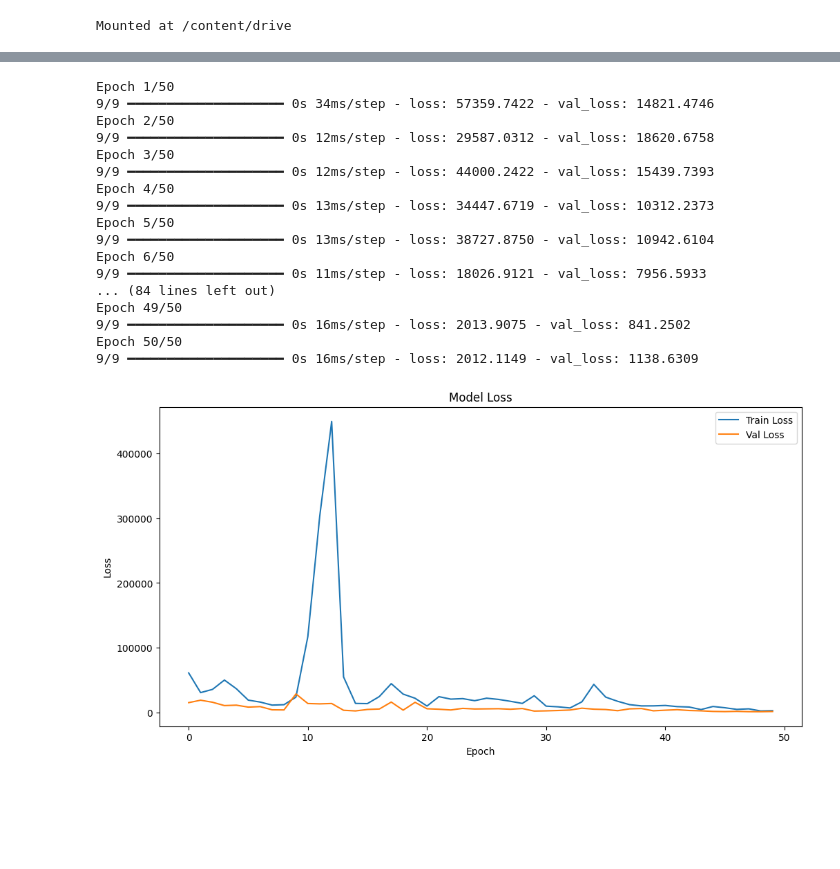
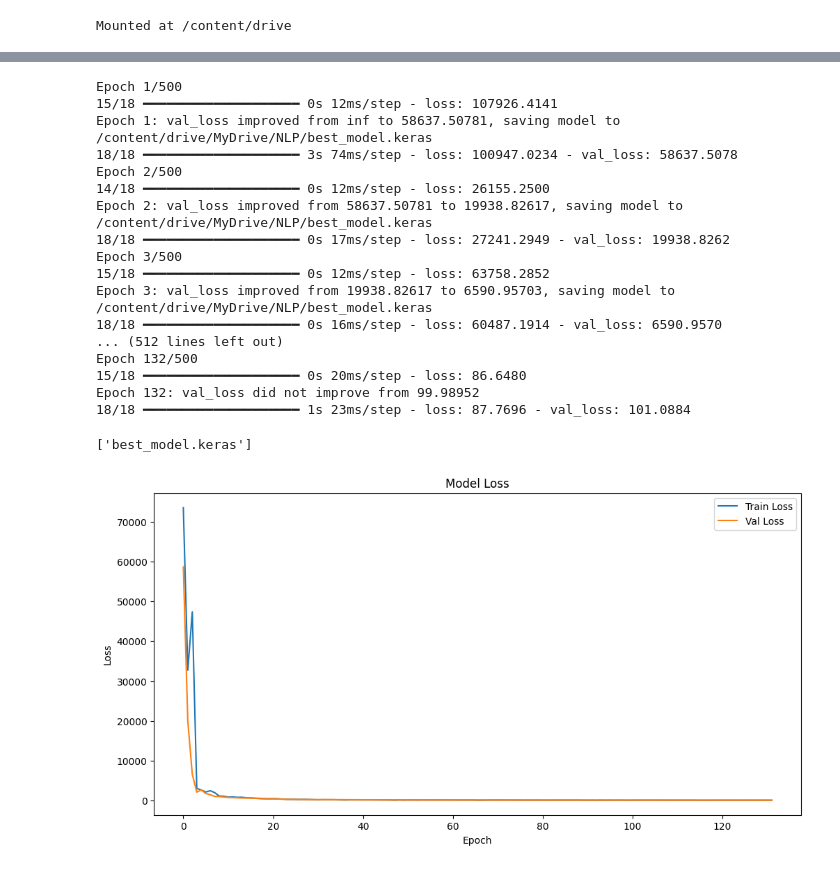
Before and after one commit to momenashra/Algorithms, a Jupyter notebook: Time_series_analysis_using_LSTM.ipynb, the cells around one changed output, grey strips where cells are left out. Cells and saved outputs as stored; diff of their text form; code cells hidden in the pictures; blank space fills up the shorter version.

Commit message:
early stoping and some adds

```diff
--- a/Time_series_analysis_using_LSTM.ipynb
+++ b/Time_series_analysis_using_LSTM.ipynb
@@ -279,11 +498,8 @@ y = y.astype('float32')
 # %%
 from sklearn.model_selection import train_test_split
 # Assuming X and y are your input and output arrays respectively
-test_size = 0.2  # 20% of the data for testing
-X_test= X[-10:]
-y_test= y[-10:]
+test_size = 0.1  # 20% of the data for testing/'/'
 X_train, X_val, y_train, y_val = train_test_split(X, y, test_size=test_size, random_state=42)
-
 # Check the shapes
 print(f"X_train shape: {X_train.shape}, y_train shape: {y_train.shape}")
 print(f"X_test shape: {X_test.shape}, y_test shape: {y_test.shape}")
@@ -299,8 +515,8 @@ y shape: (334, 10, 9)
 # %%
-from tensorflow.keras.layers import LSTM, Dense, Dropout
+from pickle import TRUE
 model = Sequential()
-model.add(LSTM(50, activation='relu', input_shape=(n_steps, n_features)))
-model.add(Dropout(0.7))
+model.add(LSTM(20, activation='relu' ,input_shape=(n_steps, n_features)))
+model.add(Dropout(0.2))
 model.add(Dense(n_output_features * forecast_horizon))  # Output layer adjusted for multi-feature output
 model.compile(optimizer='adam', loss='mse')
 model.summary()
@@ -325,53 +539,58 @@ plot_model(model, show_shapes=True)
+# %%
+from tensorflow.keras.callbacks import EarlyStopping, ModelCheckpoint
+
+early_stopping = EarlyStopping(monitor='val_loss', patience=10, restore_best_weights=True)
+model_checkpoint = ModelCheckpoint(
+    filepath='/content/drive/MyDrive/NLP/best_model.keras',
+    monitor='val_loss',
+    save_best_only=True,
+    verbose=1
+)
 # %%
 
 # Train the model
-# Train the model with validation data
 history = model.fit(X_train, y_train.reshape(y_train.shape[0], -1),
-                    epochs=50,
+                    epochs=500,
                     verbose=1,
+                    callbacks=[early_stopping, model_checkpoint],  # Add model_checkpoint here
                     validation_data=(X_val, y_val.reshape(y_val.shape[0], -1)))
 # %% [output]
-Epoch 1/50
-9/9 ━━━━━━━━━━━━━━━━━━━━ 0s 34ms/step - loss: 57359.7422 - val_loss: 14821.4746
-Epoch 2/50
-9/9 ━━━━━━━━━━━━━━━━━━━━ 0s 12ms/step - loss: 29587.0312 - val_loss: 18620.6758
-Epoch 3/50
-9/9 ━━━━━━━━━━━━━━━━━━━━ 0s 12ms/step - loss: 44000.2422 - val_loss: 15439.7393
-Epoch 4/50
-9/9 ━━━━━━━━━━━━━━━━━━━━ 0s 13ms/step - loss: 34447.6719 - val_loss: 10312.2373
-Epoch 5/50
-9/9 ━━━━━━━━━━━━━━━━━━━━ 0s 13ms/step - loss: 38727.8750 - val_loss: 10942.6104
-Epoch 6/50
-9/9 ━━━━━━━━━━━━━━━━━━━━ 0s 11ms/step - loss: 18026.9121 - val_loss: 7956.5933
-... (84 lines left out)
-Epoch 49/50
-9/9 ━━━━━━━━━━━━━━━━━━━━ 0s 16ms/step - loss: 2013.9075 - val_loss: 841.2502
-Epoch 50/50
-9/9 ━━━━━━━━━━━━━━━━━━━━ 0s 16ms/step - loss: 2012.1149 - val_loss: 1138.6309
+Epoch 1/500
+15/18 ━━━━━━━━━━━━━━━━━━━━ 0s 12ms/step - loss: 107926.4141
+Epoch 1: val_loss improved from inf to 58637.50781, saving model to /content/drive/MyDrive/NLP/best_model.keras
+18/18 ━━━━━━━━━━━━━━━━━━━━ 3s 74ms/step - loss: 100947.0234 - val_loss: 58637.5078
+Epoch 2/500
+14/18 ━━━━━━━━━━━━━━━━━━━━ 0s 12ms/step - loss: 26155.2500
+Epoch 2: val_loss improved from 58637.50781 to 19938.82617, saving model to /content/drive/MyDrive/NLP/best_model.keras
+18/18 ━━━━━━━━━━━━━━━━━━━━ 0s 17ms/step - loss: 27241.2949 - val_loss: 19938.8262
+Epoch 3/500
+15/18 ━━━━━━━━━━━━━━━━━━━━ 0s 12ms/step - loss: 63758.2852
+Epoch 3: val_loss improved from 19938.82617 to 6590.95703, saving model to /content/drive/MyDrive/NLP/best_model.keras
+18/18 ━━━━━━━━━━━━━━━━━━━━ 0s 16ms/step - loss: 60487.1914 - val_loss: 6590.9570
+... (512 lines left out)
+Epoch 132/500
+15/18 ━━━━━━━━━━━━━━━━━━━━ 0s 20ms/step - loss: 86.6480
+Epoch 132: val_loss did not improve from 99.98952
+18/18 ━━━━━━━━━━━━━━━━━━━━ 1s 23ms/step - loss: 87.7696 - val_loss: 101.0884
+# %%
+import os
+print(os.listdir('/content/drive/MyDrive/NLP'))
+best_model = load_model('/content/drive/MyDrive/NLP/best_model.keras')
+# %% [output]
+['best_model.keras']
 # %%
 import matplotlib.pyplot as plt
 
 # Plot training & validation loss values
 plt.figure(figsize=(12, 6))
 plt.plot(history.history['loss'], label='Train Loss')
 plt.plot(history.history['val_loss'], label='Val Loss')
 plt.title('Model Loss')
 plt.ylabel('Loss')
 plt.xlabel('Epoch')
 plt.legend(loc='upper right')
 plt.show()
-
-# Plot additional metrics if added
-if 'mae' in history.history:
-    plt.figure(figsize=(12, 6))
-    plt.plot(history.history['mae'], label='Train MAE')
-    plt.plot(history.history['val_mae'], label='Val MAE')
-    plt.title('Model MAE')
-    plt.ylabel('MAE')
-    plt.xlabel('Epoch')
-    plt.legend(loc='upper right')
-    plt.show()
 # %% [output]
-[figure, old version]
+[figure, new version]
 # %%
   # Making a prediction
```
Also changed, not shown: parts of 83 cells of this notebook.
